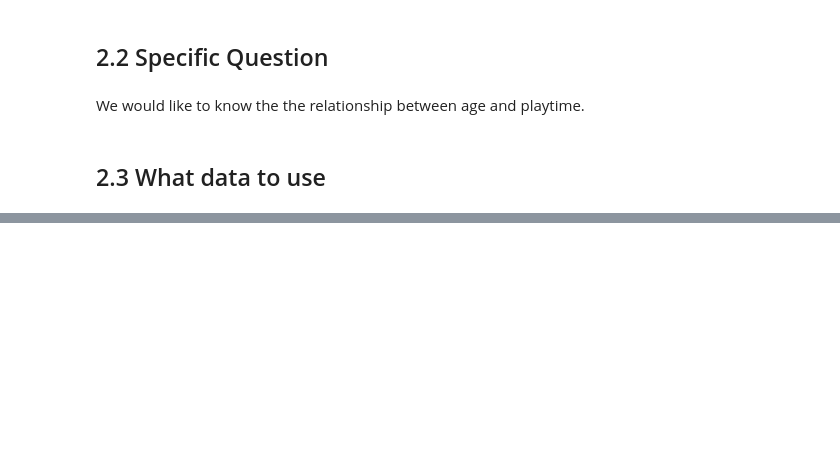
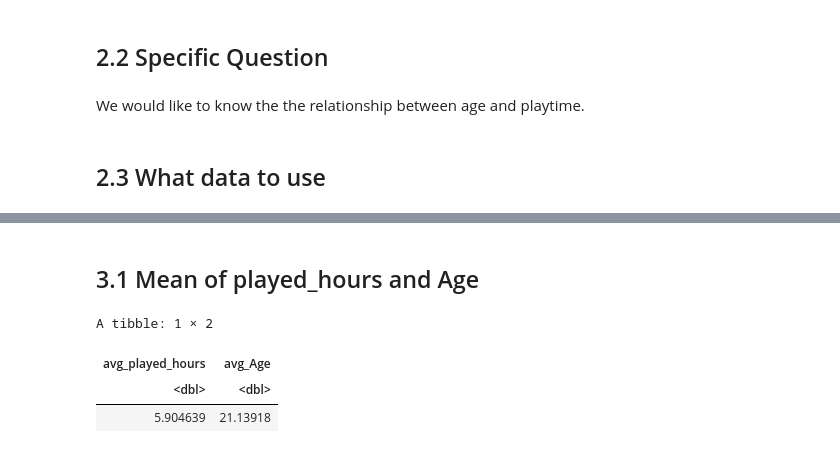
Before and after one commit to Warren-2003/dsci-100-2025w1-group-27, a Jupyter notebook: planning_report.ipynb, the cells around one changed output, grey strips where cells are left out. Cells and saved outputs as stored; diff of their text form; code cells hidden in the pictures; blank space fills up the shorter version.

```diff
--- a/planning_report.ipynb
+++ b/planning_report.ipynb
@@ -133,0 +192,12 @@ We have data for the age of each player, as well as their play time. This will a
+# %% [markdown]
+## 3.1 Mean of played_hours and Age
+# %%
+players_select_mean <- players_select |>
+summarize(avg_played_hours = mean(played_hours),
+          avg_Age = mean(Age))
+players_select_mean
+# %% [output]
+A tibble: 1 × 2
+| avg_played_hours | avg_Age |
+| <dbl> | <dbl> |
+| 5.904639 | 21.13918 |
```
Also changed, not shown: parts of 14 cells of this notebook.
